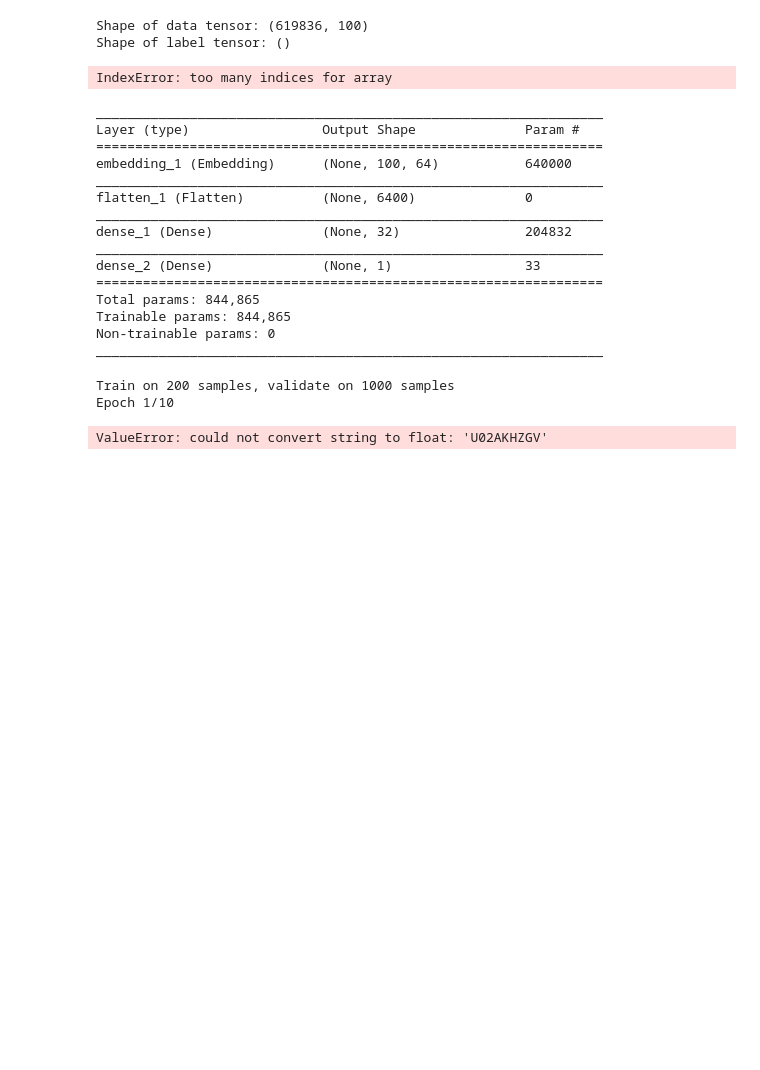
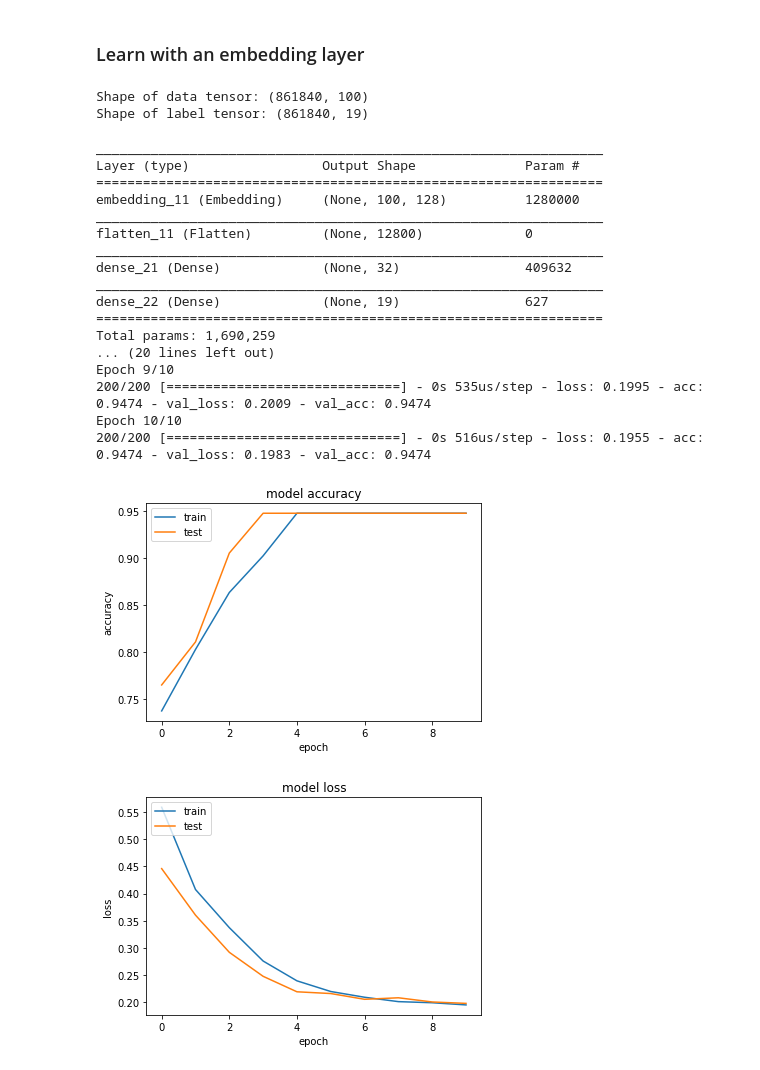
Before and after one commit to amir-rahnama/slack_message_classifier, a Jupyter notebook: tokenize.ipynb, the cells around one changed output. Drawn from its saved outputs; the diff is of its cells as text; code cells hidden in the pictures; blank space fills up the shorter version.

```diff
--- a/tokenize.ipynb
+++ b/tokenize.ipynb
@@ -40,10 +115,8 @@ array([[0, 1, 0, ..., 0, 0, 0],
+# %% [markdown]
+### Learn with an embedding layer
 # %%
-from keras.preprocessing.sequence import pad_sequences
-import numpy as np
-
-maxlen = 100
 data = pad_sequences(one_hot_results, maxlen=maxlen)
-labels = np.asarray(labels)
+#labels = np.asarray(labels)
 
 print('Shape of data tensor:', data.shape)
 print('Shape of label tensor:', labels.shape)
@@ -62,44 +135,69 @@ y_train = labels[:training_samples]
 
 x_val = data[training_samples: training_samples + validation_samples]
 y_val = labels[training_samples: training_samples + validation_samples]
+
+x_test = data[training_samples + validation_samples: training_samples + 2 * validation_samples]
+y_test = labels[training_samples + validation_samples: training_samples + 2 * validation_samples]
 # %% [output]
-Shape of data tensor: (619836, 100)
-Shape of label tensor: ()
+Shape of data tensor: (861840, 100)
+Shape of label tensor: (861840, 19)
-IndexError: too many indices for array
 # %%
 from keras.models import Sequential
 from keras.layers import Embedding, Flatten, Dense
 
-embedding_dim = 64
+embedding_dim = 128
 
 model = Sequential()
 model.add(Embedding(max_words, embedding_dim, input_length=maxlen))
 model.add(Flatten())
 model.add(Dense(32, activation='relu'))
-model.add(Dense(1, activation='sigmoid'))
+model.add(Dense(19, activation='sigmoid'))
+
 model.summary()
+
+model.compile(optimizer='rmsprop',
+              loss='binary_crossentropy',
+              metrics=['acc'])
+
+history = model.fit(x_train, y_train,
+                    epochs=10,
+                    batch_size=32,
+                    validation_data=(x_val, y_val))
 # %% [output]
 _________________________________________________________________
 Layer (type)                 Output Shape              Param #
 =================================================================
-embedding_1 (Embedding)      (None, 100, 64)           640000
+embedding_11 (Embedding)     (None, 100, 128)          1280000
 _________________________________________________________________
-flatten_1 (Flatten)          (None, 6400)              0
+flatten_11 (Flatten)         (None, 12800)             0
 _________________________________________________________________
-dense_1 (Dense)              (None, 32)                204832
+dense_21 (Dense)             (None, 32)                409632
 _________________________________________________________________
-dense_2 (Dense)              (None, 1)                 33
+dense_22 (Dense)             (None, 19)                627
 =================================================================
-Total params: 844,865
-Trainable params: 844,865
-Non-trainable params: 0
-_________________________________________________________________
+Total params: 1,690,259
+... (20 lines left out)
+Epoch 9/10
+200/200 [==============================] - 0s 535us/step - loss: 0.1995 - acc: 0.9474 - val_loss: 0.2009 - val_acc: 0.9474
+Epoch 10/10
+200/200 [==============================] - 0s 516us/step - loss: 0.1955 - acc: 0.9474 - val_loss: 0.1983 - val_acc: 0.9474
-# %%
-model.compile(optimizer='rmsprop',loss='binary_crossentropy', metrics=['acc'])
-history = model.fit(x_train, y_train,epochs=10,batch_size=32,
-validation_data=(x_val, y_val))
-model.save_weights('pre_trained.h5')
-# %% [output]
-Train on 200 samples, validate on 1000 samples
-Epoch 1/10
-ValueError: could not convert string to float: 'U02AKHZGV'
+# %%
+import matplotlib.pyplot as plt
+plt.plot(history.history['acc'])
+plt.plot(history.history['val_acc'])
+plt.title('model accuracy')
+plt.ylabel('accuracy')
+plt.xlabel('epoch')
+plt.legend(['train', 'test'], loc='upper left')
+plt.show()
+# summarize history for loss
+plt.plot(history.history['loss'])
+plt.plot(history.history['val_loss'])
+plt.title('model loss')
+plt.ylabel('loss')
+plt.xlabel('epoch')
+plt.legend(['train', 'test'], loc='upper left')
+plt.show()
+# %% [output]
+[figure, added]
+[figure, added]
```
Also changed, not shown: parts of 14 cells of this notebook.
